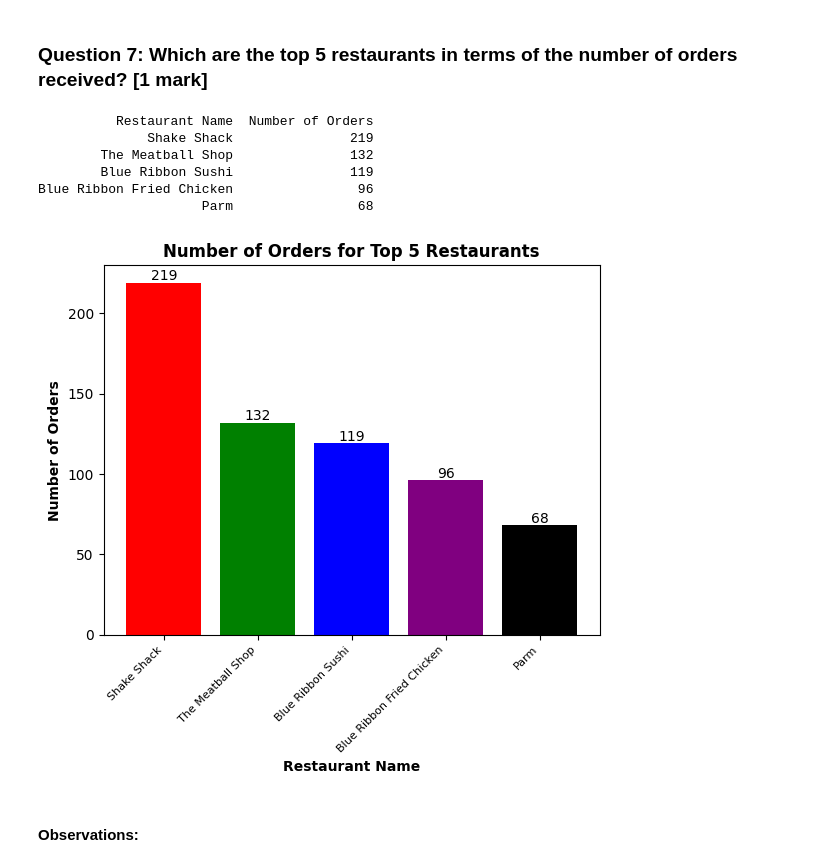
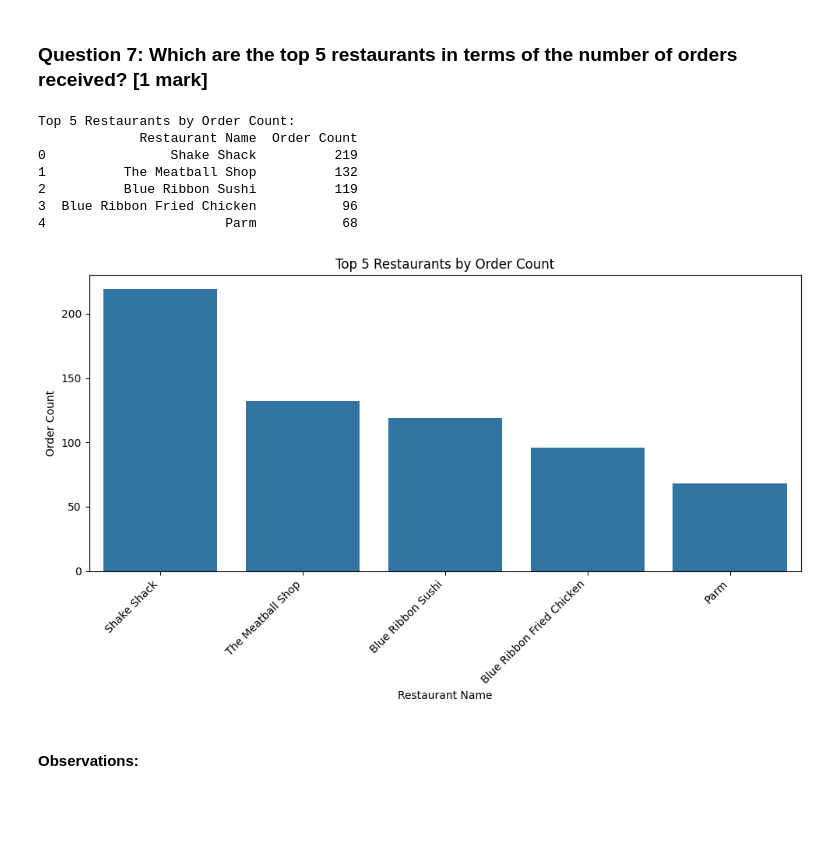
Before and after one commit to Xenstelia/Food_hub_Analysis, a Jupyter notebook: IP_Project_Question_Notebook.ipynb, the cells around one changed output. Cells and saved outputs as stored; diff of their text form; code cells hidden in the pictures; blank space fills up the shorter version.

```diff
--- a/IP_Project_Question_Notebook.ipynb
+++ b/IP_Project_Question_Notebook.ipynb
@@ -156,44 +151,27 @@ There are 14 cuisines.
 # %% [markdown]
 ### **Question 7**: Which are the top 5 restaurants in terms of the number of orders received? [1 mark]
-# %%
-# Create a new DataFrame, top_restaurants_df and retrieve the top 5 restaurants with the highest number of orders.
-top_restaurants_df = df['restaurant_name'].value_counts().reset_index()
-
-# Print readable column names for the DataFrame foodhub_df.
-top_restaurants_df.columns = ['Restaurant Name', 'Number of Orders']
-
-# Print only the top 5 restaurants without the index column.
-print(top_restaurants_df.head(5).to_string(index=False))
-
-# To better visualize the number of orders for the top 5 restaurants, a bar chart was created.
-
-# Create a list of colors to use for the bar chart restaurant names.
-colors = ['red', 'green', 'blue', 'purple', 'black']
-
-# Create bar chart of the top 5 restaurants with the highest number of orders.
-restaurant_bars = plt.bar(top_restaurants_df['Restaurant Name'].head(5), top_restaurants_df['Number of Orders'].head(5),color=colors)
-
-# Set the labels, title, position, fontsize and alignment for the bar chart output.
-plt.xlabel('Restaurant Name', fontsize=10, fontweight='bold')
-plt.ylabel('Number of Orders', fontsize=10, fontweight='bold')
-plt.title('Number of Orders for Top 5 Restaurants', fontsize=12, fontweight='bold')
-plt.xticks(rotation=45, fontsize=8, horizontalalignment='right')
-
-# Add order numbers to the histogram bars for readability.
-for restaurant_bar in restaurant_bars:
-    yval = restaurant_bar.get_height()
-    plt.text(restaurant_bar.get_x() + restaurant_bar.get_width()/2, yval + 0.05, yval, ha='center', va='bottom')
-
-# Display the bar chart.
-plt.show()
-# %% [output]
-          Restaurant Name  Number of Orders
-              Shake Shack               219
-        The Meatball Shop               132
-        Blue Ribbon Sushi               119
-Blue Ribbon Fried Chicken                96
-                     Parm                68
-[figure, removed]
+# %%
+top_restaurants = foodhub_df['restaurant_name'].value_counts().head(5).reset_index()
+top_restaurants.columns = ['Restaurant Name', 'Order Count']
+print("\nTop 5 Restaurants by Order Count:")
+print(top_restaurants)
+plt.figure(figsize=(10, 6))
+sns.barplot(x='Restaurant Name', y='Order Count', data=top_restaurants)
+plt.title('Top 5 Restaurants by Order Count')
+plt.xlabel('Restaurant Name')
+plt.ylabel('Order Count')
+plt.xticks(rotation=45, ha='right')
+plt.tight_layout()
+plt.show()
+# %% [output]
+Top 5 Restaurants by Order Count:
+             Restaurant Name  Order Count
+0                Shake Shack          219
+1          The Meatball Shop          132
+2          Blue Ribbon Sushi          119
+3  Blue Ribbon Fried Chicken           96
+4                       Parm           68
+[figure, added]
 # %% [markdown]
 #### Observations:
 # %% [markdown]
```
Also changed, not shown: parts of 28 cells of this notebook.
